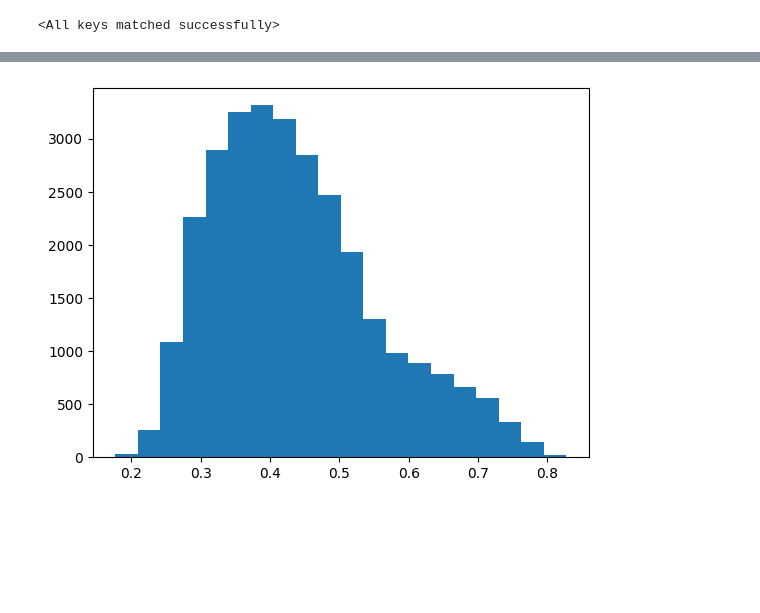
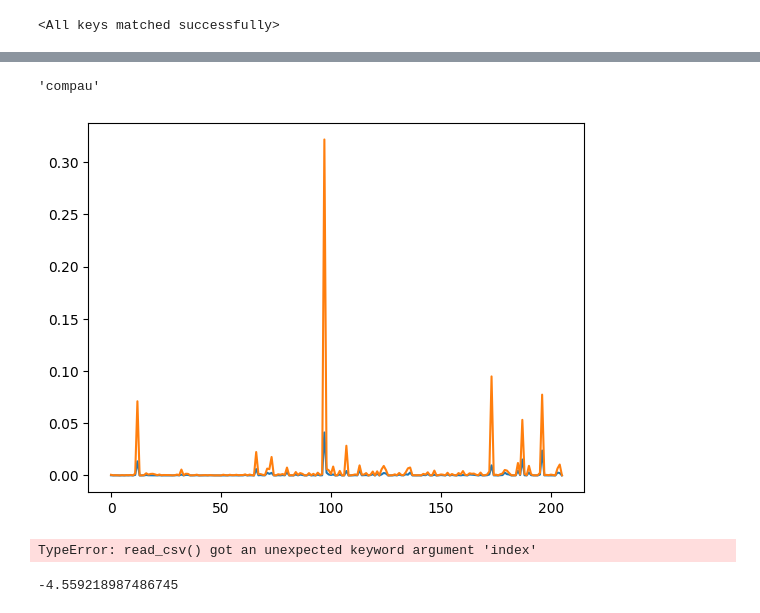
Before and after one commit to StarrySky-SHT/BirdClef2025-8thSol, a Jupyter notebook: usefulFunc/generate_pseudo_label.ipynb, the cells around one changed output, grey strips where cells are left out. Drawn from its saved outputs; the diff is of its cells as text; code cells hidden in the pictures; blank space fills up the shorter version.

```diff
--- a/usefulFunc/generate_pseudo_label.ipynb
+++ b/usefulFunc/generate_pseudo_label.ipynb
@@ -1682,7 +1683,7 @@ class BirdClefSEDAttModel(nn.Module):
 # model_efv2b2.load_state_dict(torch.load('/kaggle/input/birdclefv3/efv2_finetune_alldata.pt',map_location=torch.device('cpu')))
 
 model_efv2b3 = BirdClefSEDAttModel(model_name="tf_efficientnetv2_b3",num_classes=CFG.num_classes,pretrained=CFG.pretrained)
-model_efv2b3.load_state_dict(torch.load('/root/projects/BirdClef2025/BirdCLEF2023-30th-place-solution-master/logs/2025-03-20T13:10-LB0.817/saved_model.pt',map_location=torch.device('cpu')))
+model_efv2b3.load_state_dict(torch.load('/root/projects/BirdClef2025/BirdCLEF2023-30th-place-solution-master/logs/2025-03-28T16:48/saved_model.pt',map_location=torch.device('cpu')))
 # model_resnest = BirdClefSEDAttModel(model_name="resnest26d",num_classes=CFG.num_classes,pretrained=CFG.pretrained)
 # model_resnest.load_state_dict(torch.load('/kaggle/input/birdclefv3/resnest26d_alldata_mel128.pt',map_location=torch.device('cpu')))
 # %% [output]
@@ -1795,8 +1780,0 @@ for audios_ids in range(0,len(all_audios),step):
-# %%
-import matplotlib.pyplot as plt
-
-columns = [i for i in list(pesudo_df.columns) if i not in ['filename','row_id']]
-plt.hist(pesudo_df[columns].max(axis=1),bins=20)
-plt.show()
-# %% [output]
-[figure, removed]
@@ -1802,0 +1783,16 @@ plt.show()
+# %%
+test_audio,_ = sf.read('/root/projects/BirdClef2025/data/train_soundscapes_20s/H63_20230508_085500_40s.ogg')
+cut_audio = test_audio[0:20*32000]
+image = models[0].get_mel_gram(torch.from_numpy(cut_audio).unsqueeze(0).to(torch.float32)).unsqueeze(1)
+# plt.figure()
+# plt.imshow(image[0,0,...].detach().cpu().numpy())
+models[0].eval()
+image = torch.repeat_interleave(image,repeats=3,dim=1)
+res = models[0](image)
+plt.figure()
+plt.plot(res['clipwise_output'].detach().cpu().numpy()[0])
+plt.plot(res['maxframewise_output'].detach().cpu().numpy()[0])
+bird_cols[res['clipwise_output'].argmax().item()]
+# %% [output]
+'compau'
+[figure, added]
@@ -1802,0 +1801,9 @@ plt.show()
+# %%
+pesudo_df = pd.read_csv('/root/projects/BirdClef2025/BirdCLEF2023-30th-place-solution-master/usefulFunc/pesudo_labelv3.csv')
+# %% [output]
+TypeError: read_csv() got an unexpected keyword argument 'index'
+# %%
+pred=0.01
+pred*np.log(1-pred)+(1-pred)*np.log(pred)
+# %% [output]
+-4.559218987486745
```
Also changed, not shown: parts of 16 cells of this notebook, 32 other files.
